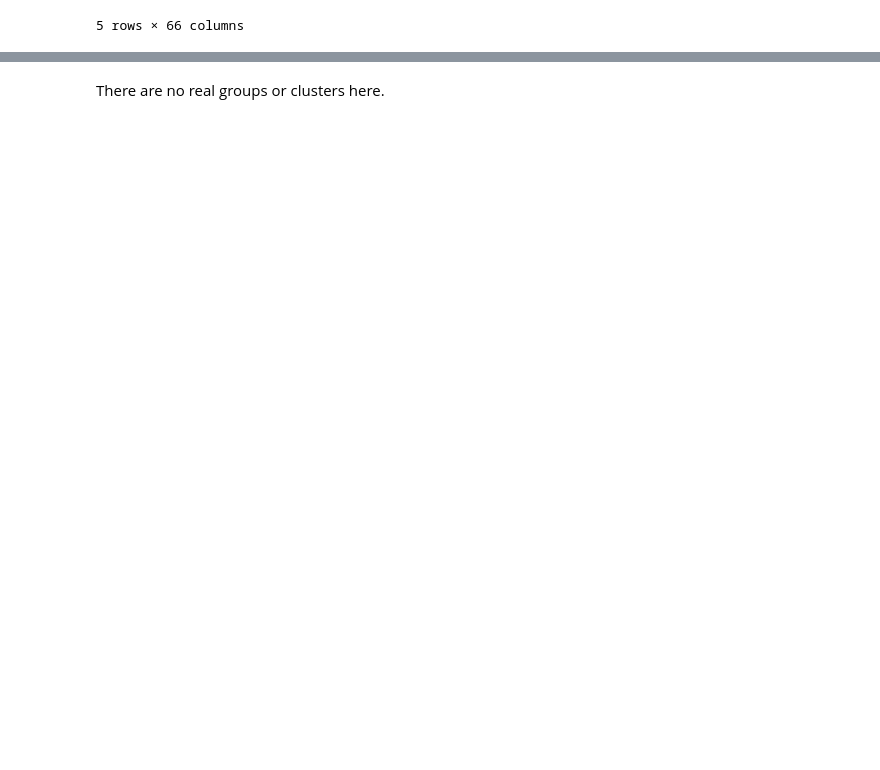
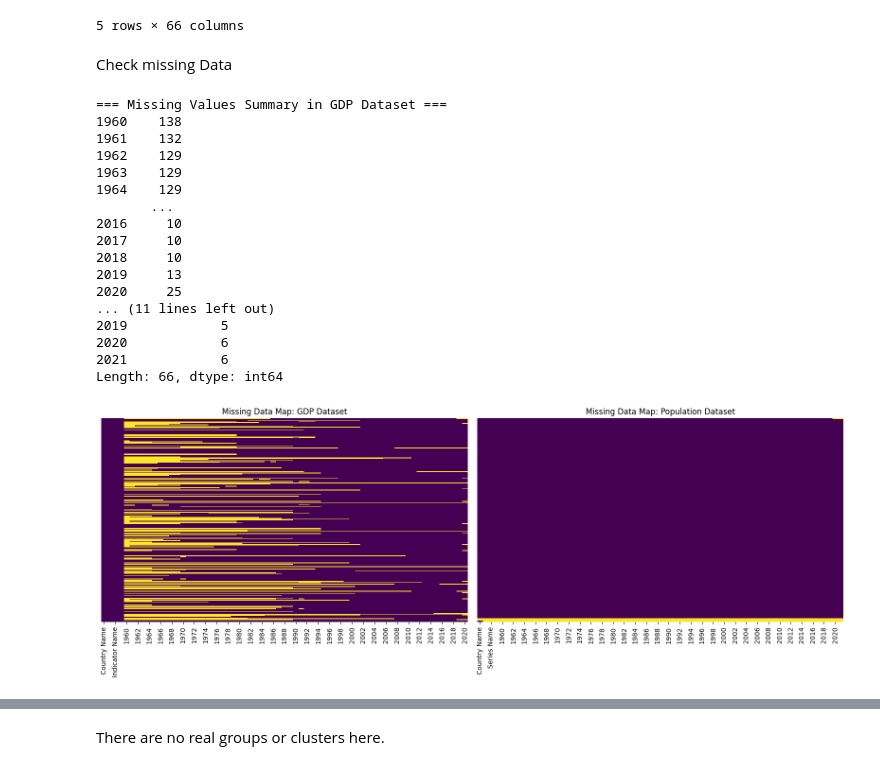
Before and after one commit to Sosswood/Machine-Learning, a Jupyter notebook: Unit04_Global_Population.ipynb, the cells around one changed output, grey strips where cells are left out. Drawn from its saved outputs; the diff is of its cells as text; code cells hidden in the pictures; blank space fills up the shorter version.

```diff
--- a/Unit04_Global_Population.ipynb
+++ b/Unit04_Global_Population.ipynb
@@ -59,3 +59,53 @@ display(df.head())
 | 3 | Africa Western and Central | AFW | Population, total | SP.POP.TOTL | 96396419 | 98407221 | 100506960 | 102691339 | 104953470 | ... |
 | 4 | Albania | ALB | Population, total | SP.POP.TOTL | 1608800 | 1659800 | 1711319 | 1762621 | 1814135 | ... |
 5 rows × 66 columns
+# %% [markdown]
+Check missing Data
+# %%
+import pandas as pd
+import seaborn as sns
+import matplotlib.pyplot as plt
+
+# Load original data
+gdp_raw = pd.read_csv("Unit04 Global_GDP.csv")
+pop_raw = pd.read_csv("Unit04 Global_Population.csv")
+
+# 1. Summarize total missing values
+print("=== Missing Values Summary in GDP Dataset ===")
+gdp_missing = gdp_raw.isnull().sum()
+print(gdp_missing[gdp_missing > 0])
+
+print("\n=== Missing Values Summary in Population Dataset ===")
+pop_missing = pop_raw.isnull().sum()
+print(pop_missing[pop_missing > 0])
+
+# 2. Plotting missing data heatmap
+fig, axes = plt.subplots(1, 2, figsize=(16, 6))
+
+sns.heatmap(gdp_raw.isnull(), cbar=False, yticklabels=False, cmap='viridis', ax=axes[0])
+axes[0].set_title('Missing Data Map: GDP Dataset')
+
+sns.heatmap(pop_raw.isnull(), cbar=False, yticklabels=False, cmap='viridis', ax=axes[1])
+axes[1].set_title('Missing Data Map: Population Dataset')
+
+plt.tight_layout()
+plt.show()
+# %% [output]
+=== Missing Values Summary in GDP Dataset ===
+1960    138
+1961    132
+1962    129
+1963    129
+1964    129
+       ...
+2016     10
+2017     10
+2018     10
+2019     13
+2020     25
+... (11 lines left out)
+2019            5
+2020            6
+2021            6
+Length: 66, dtype: int64
+[figure, added]
```
Also changed, not shown: parts of 16 cells of this notebook.
